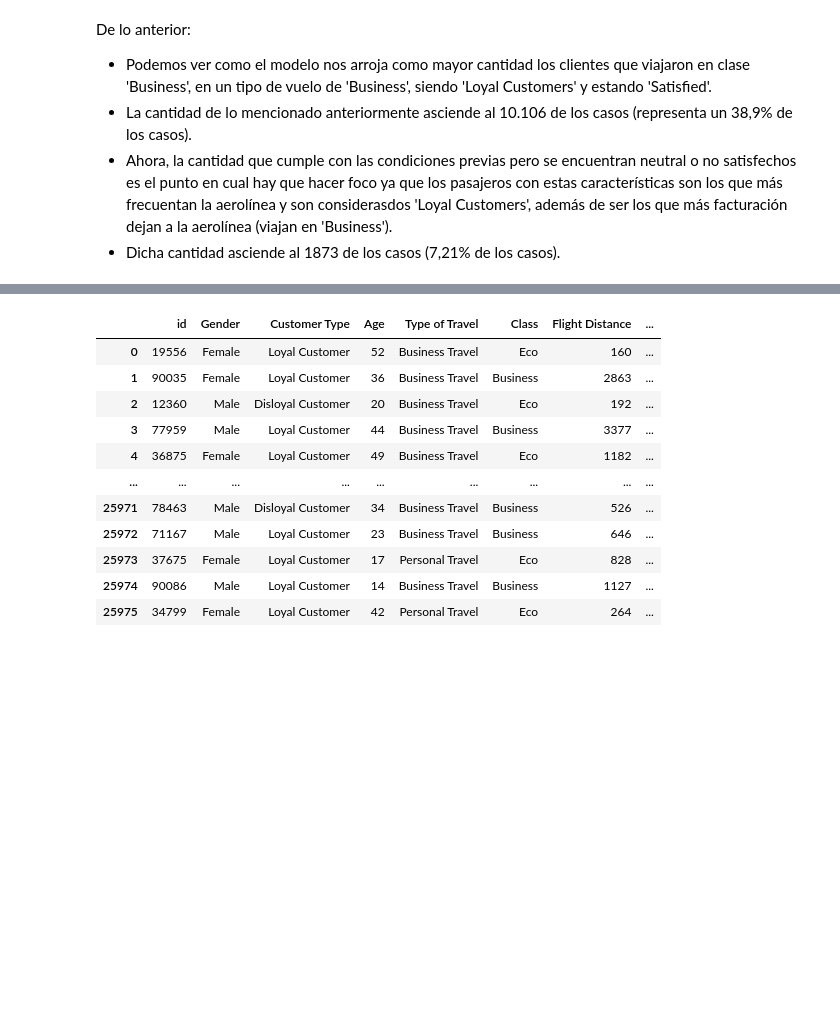
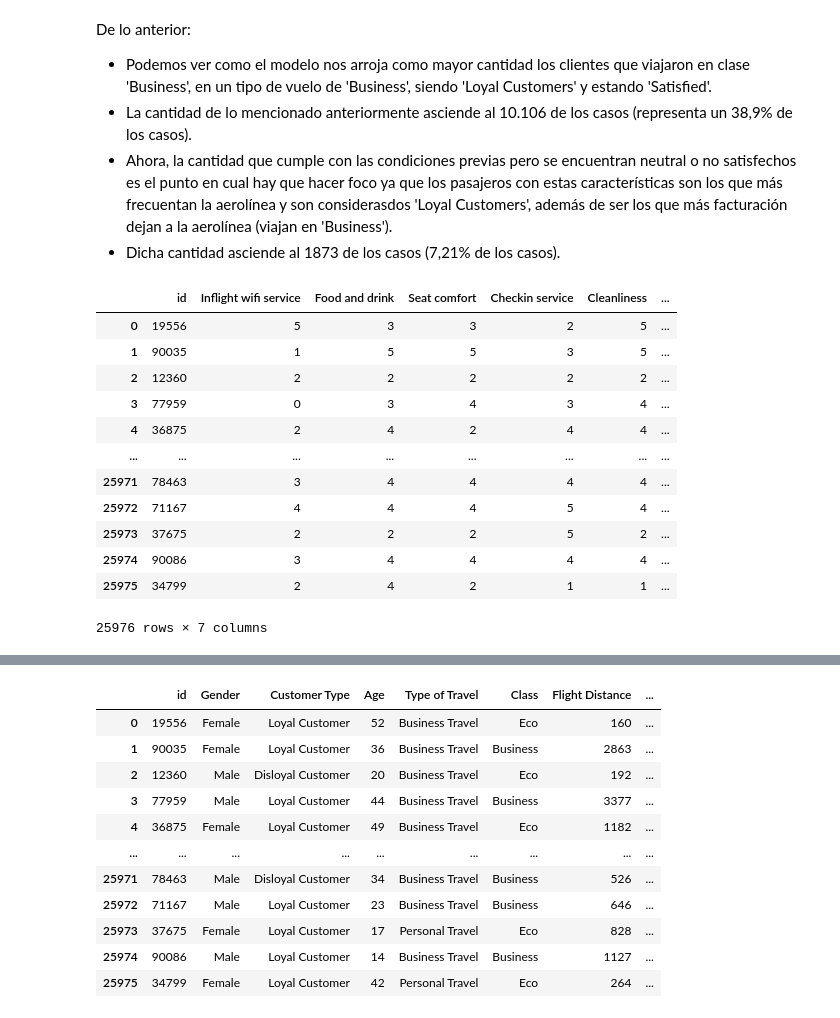
Before and after one commit to MHerrera11/Coderhouse, a Jupyter notebook: notebooks/Satisfacción de Clientes en Vuelos.ipynb, the cells around one changed output, grey strips where cells are left out. Saved outputs shown, nothing was run; the diff lists cells and outputs as text; code cells hidden in the pictures; blank space fills up the shorter version.

```diff
--- a/notebooks/Satisfacción de Clientes en Vuelos.ipynb
+++ b/notebooks/Satisfacción de Clientes en Vuelos.ipynb
@@ -947,3 +947,30 @@ De lo anterior:
 * La cantidad de lo mencionado anteriormente asciende al 10.106 de los casos (representa un 38,9% de los casos).
 * Ahora, la cantidad que cumple con las condiciones previas pero se encuentran neutral o no satisfechos es el punto en cual hay que hacer foco ya que los pasajeros con estas características son los que más frecuentan la aerolínea y son considerasdos 'Loyal Customers', además de ser los que más facturación dejan a la aerolínea (viajan en 'Business').
 * Dicha cantidad asciende al 1873 de los casos (7,21% de los casos).
+# %%
+#
+df_services = df.copy()
+eliminar_columnas_1 = ['Gender', 'Age', 'Customer Type','Type of Travel', 'Class', 'Flight Distance', 'Departure Delay in Minutes', 'Arrival Delay in Minutes']
+df_services.drop(eliminar_columnas_1, axis=1, inplace=True)
+
+# Satisfaction
+mapping_sat = {'Satisfied': 1, 'Neutral or Dissatisfied': 0}
+# Aplicar mapeo a la coloumna
+df_services['Satisfaction'] = df_services['Satisfaction'].map(mapping_sat)
+
+
+df_services
+# %% [output]
+|  | id | Inflight wifi service | Food and drink | Seat comfort | Checkin service | Cleanliness | ... |
+| 0 | 19556 | 5 | 3 | 3 | 2 | 5 | ... |
+| 1 | 90035 | 1 | 5 | 5 | 3 | 5 | ... |
+| 2 | 12360 | 2 | 2 | 2 | 2 | 2 | ... |
+| 3 | 77959 | 0 | 3 | 4 | 3 | 4 | ... |
+| 4 | 36875 | 2 | 4 | 2 | 4 | 4 | ... |
+| ... | ... | ... | ... | ... | ... | ... | ... |
+| 25971 | 78463 | 3 | 4 | 4 | 4 | 4 | ... |
+| 25972 | 71167 | 4 | 4 | 4 | 5 | 4 | ... |
+| 25973 | 37675 | 2 | 2 | 2 | 5 | 2 | ... |
+| 25974 | 90086 | 3 | 4 | 4 | 4 | 4 | ... |
+| 25975 | 34799 | 2 | 4 | 2 | 1 | 1 | ... |
+25976 rows × 7 columns
```
Also changed, not shown: parts of 1 cell of this notebook.
